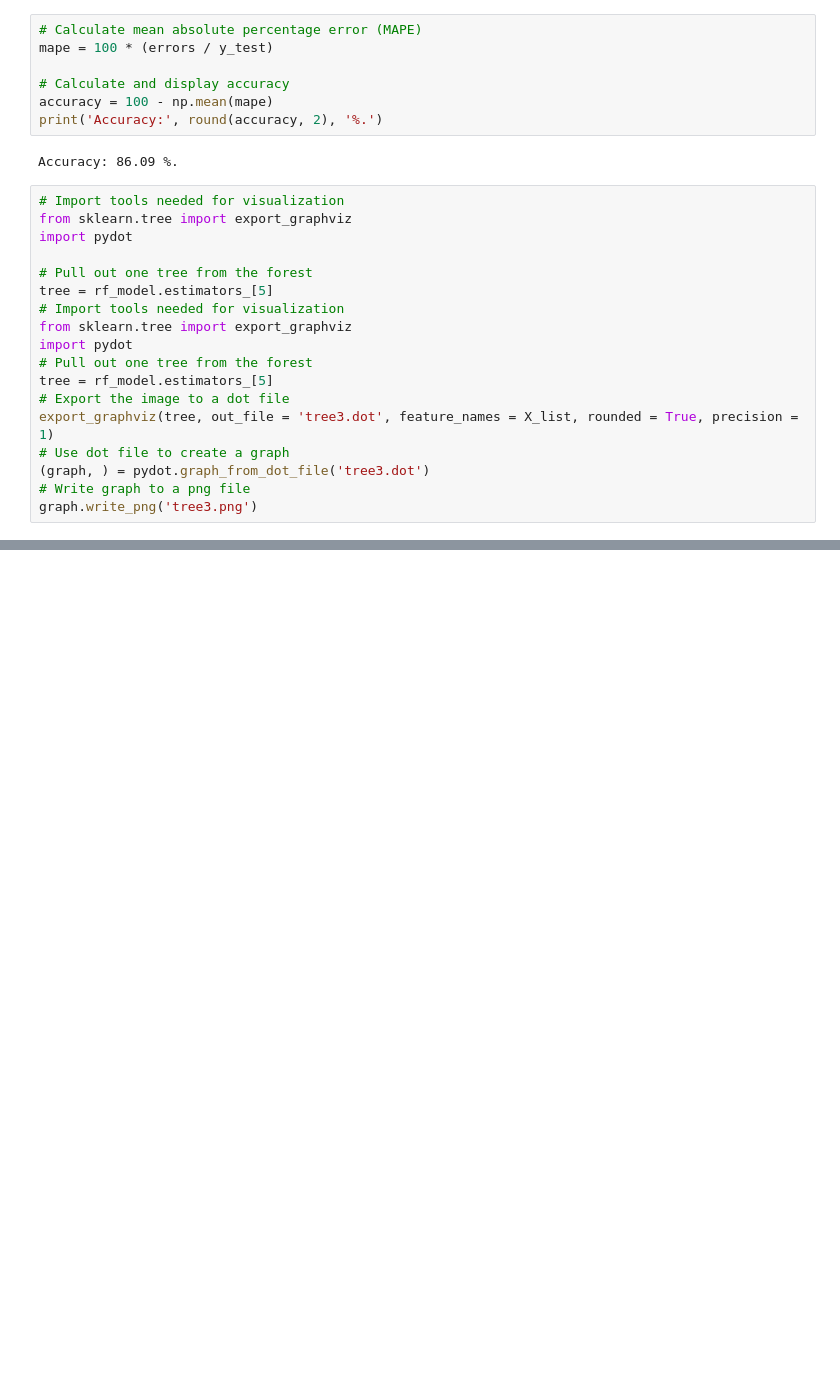
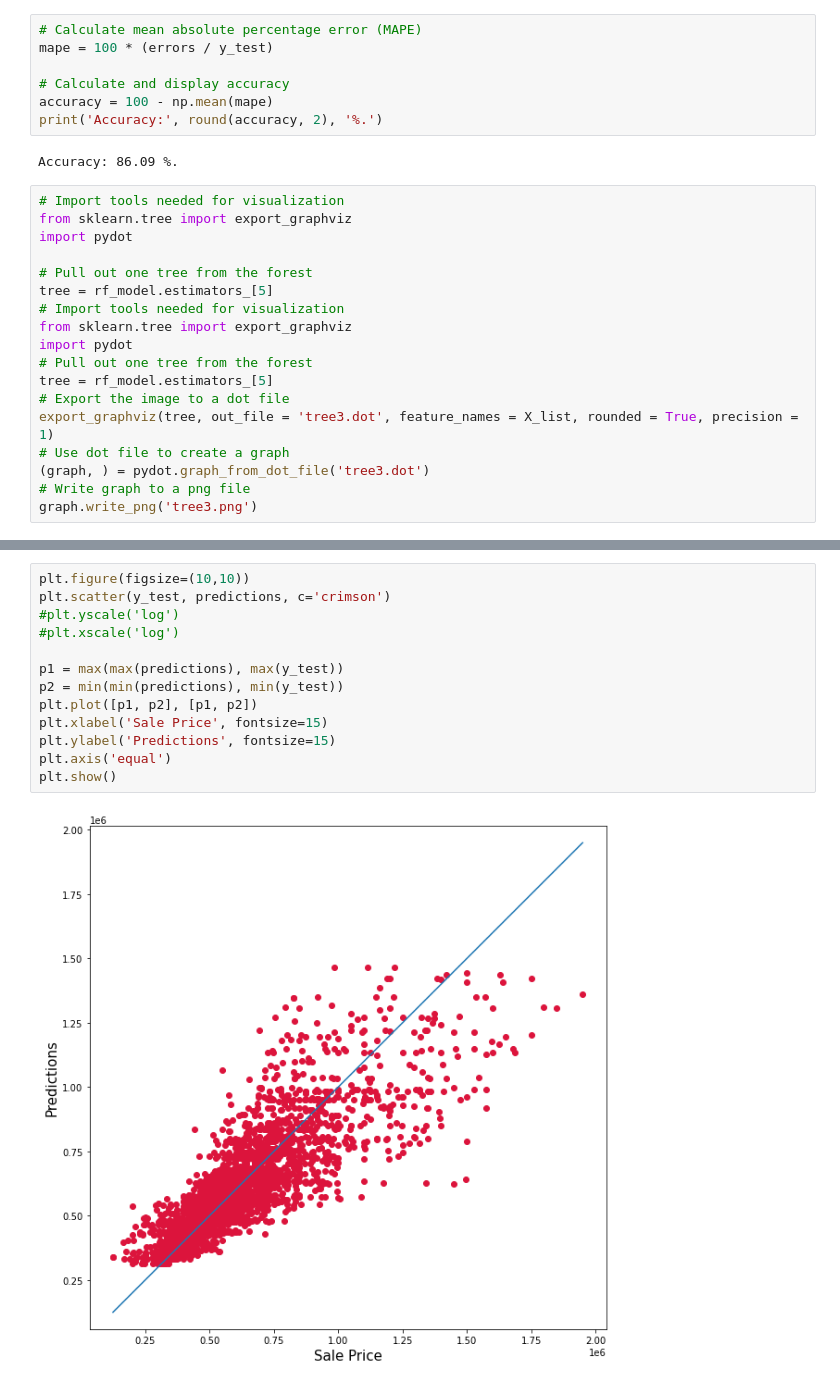
Before and after one commit to chrissnead/Home_Value_Analysis, a Jupyter notebook: Random_Forest_Regressor_forFlaskApp.ipynb, the cells around one changed output, grey strips where cells are left out. Drawn from its saved outputs; the diff is of its cells as text; blank space fills up the shorter version.

```diff
--- a/Random_Forest_Regressor_forFlaskApp.ipynb
+++ b/Random_Forest_Regressor_forFlaskApp.ipynb
@@ -152,0 +165,15 @@ graph.write_png('tree3.png')
+# %%
+plt.figure(figsize=(10,10))
+plt.scatter(y_test, predictions, c='crimson')
+#plt.yscale('log')
+#plt.xscale('log')
+
+p1 = max(max(predictions), max(y_test))
+p2 = min(min(predictions), min(y_test))
+plt.plot([p1, p2], [p1, p2])
+plt.xlabel('Sale Price', fontsize=15)
+plt.ylabel('Predictions', fontsize=15)
+plt.axis('equal')
+plt.show()
+# %% [output]
+[figure, added]
```
Also changed, not shown: parts of 1 cell of this notebook.
